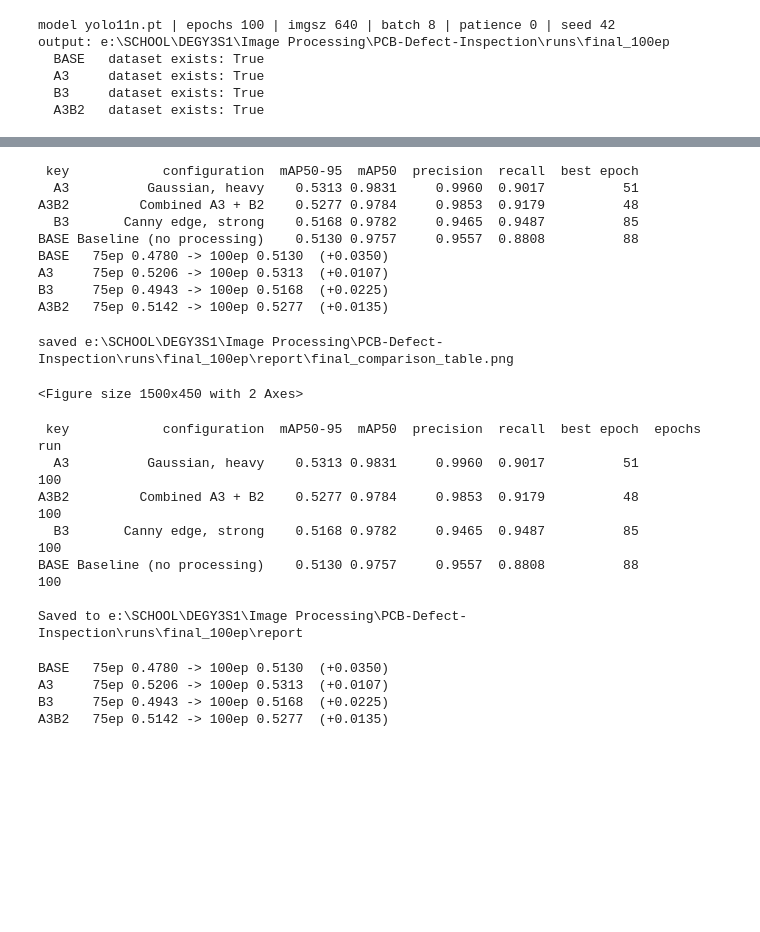
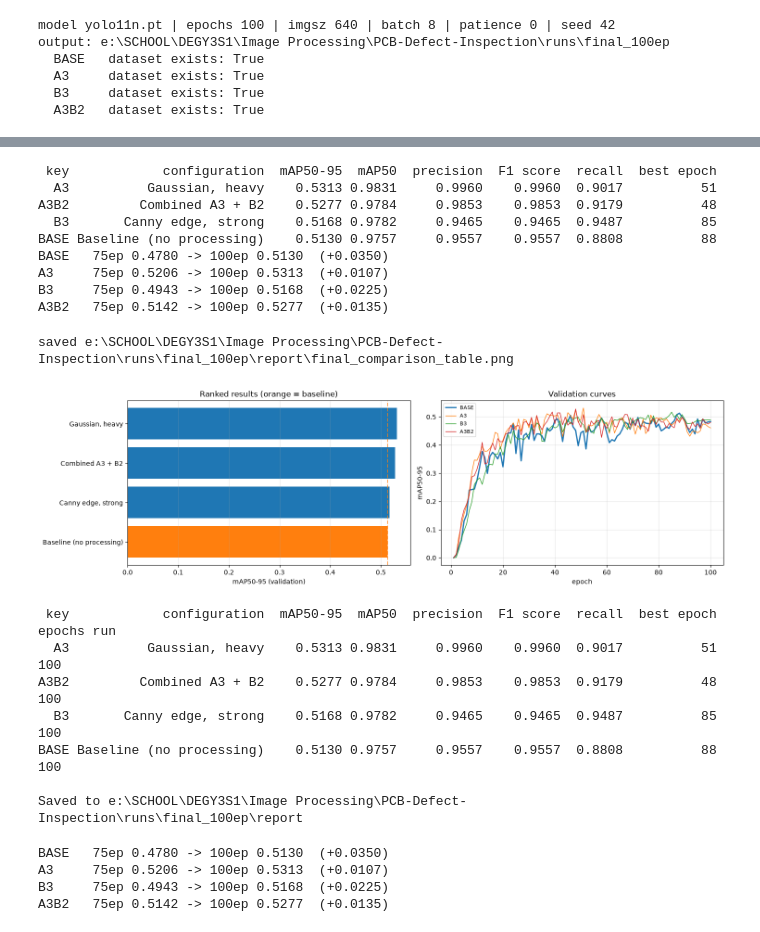
Before and after one commit to denile888/PCB-Defect-Inspection, a Jupyter notebook: notebook/melvinwongkakian/03_run_comparison.ipynb, the cells around one changed output, grey strips where cells are left out. Saved outputs shown, nothing was run; the diff lists cells and outputs as text; code cells hidden in the pictures; blank space fills up the shorter version.

```diff
--- a/notebook/melvinwongkakian/03_run_comparison.ipynb
+++ b/notebook/melvinwongkakian/03_run_comparison.ipynb
@@ -438,6 +357,7 @@ for key in FINAL_CONFIGS:
                     "mAP50-95": round(float(best["metrics/mAP50-95(B)"]), 4),
                     "mAP50": round(float(best["metrics/mAP50(B)"]), 4),
                     "precision": round(float(best["metrics/precision(B)"]), 4),
+                    "F1 score": round(float(best["metrics/precision(B)"]), 4),
                     "recall": round(float(best["metrics/recall(B)"]), 4),
                     "best epoch": int(best["epoch"])})
 
@@ -453,11 +373,11 @@ for key in FINAL_CONFIGS:
         o, n = old["mAP50-95"].iat[0], new["mAP50-95"].iat[0]
         print(f"{key:6s} 75ep {o:.4f} -> 100ep {n:.4f}  ({n - o:+.4f})")
 # %% [output]
- key            configuration  mAP50-95  mAP50  precision  recall  best epoch
-  A3          Gaussian, heavy    0.5313 0.9831     0.9960  0.9017          51
-A3B2         Combined A3 + B2    0.5277 0.9784     0.9853  0.9179          48
-  B3       Canny edge, strong    0.5168 0.9782     0.9465  0.9487          85
-BASE Baseline (no processing)    0.5130 0.9757     0.9557  0.8808          88
+ key            configuration  mAP50-95  mAP50  precision  F1 score  recall  best epoch
+  A3          Gaussian, heavy    0.5313 0.9831     0.9960    0.9960  0.9017          51
+A3B2         Combined A3 + B2    0.5277 0.9784     0.9853    0.9853  0.9179          48
+  B3       Canny edge, strong    0.5168 0.9782     0.9465    0.9465  0.9487          85
+BASE Baseline (no processing)    0.5130 0.9757     0.9557    0.9557  0.8808          88
 BASE   75ep 0.4780 -> 100ep 0.5130  (+0.0350)
 A3     75ep 0.5206 -> 100ep 0.5313  (+0.0107)
 B3     75ep 0.4943 -> 100ep 0.5168  (+0.0225)
@@ -487,6 +407,7 @@ for key in FINAL_CONFIGS:
         "mAP50-95": round(float(best["metrics/mAP50-95(B)"]), 4),
         "mAP50": round(float(best["metrics/mAP50(B)"]), 4),
         "precision": round(float(best["metrics/precision(B)"]), 4),
+        "F1 score": round(float(best["metrics/precision(B)"]), 4),
         "recall": round(float(best["metrics/recall(B)"]), 4),
         "best epoch": int(best["epoch"]),
         "epochs run": int(frame["epoch"].max()),
@@ -508,41 +429,41 @@ axes[0].barh(ordered["configuration"], ordered["mAP50-95"], color=colours)
 axes[0].set_xlabel("mAP50-95 (validation)")
 axes[0].set_title("Ranked results (orange = baseline)")
 axes[0].grid(axis="x", alpha=0.3)
 
 baseline = final_table.loc[final_table["key"] == "BASE", "mAP50-95"]
 if len(baseline):
     axes[0].axvline(baseline.iat[0], color="tab:orange", linestyle="--", alpha=0.7)
 
 for key in FINAL_CONFIGS:
     csv = FINAL_RUNS_DIR / key / "results.csv"
     if csv.exists():
         frame = pd.read_csv(csv)
         frame.columns = [c.strip() for c in frame.columns]
         axes[1].plot(frame["epoch"], frame["metrics/mAP50-95(B)"],
                      label=key, linewidth=2 if key == "BASE" else 1)
 
 axes[1].set_xlabel("epoch")
 axes[1].set_ylabel("mAP50-95")
 axes[1].set_title("Validation curves")
 axes[1].legend(fontsize=8)
 axes[1].grid(alpha=0.3)
 
 plt.tight_layout()
 plt.savefig(REPORT_DIR / "final_comparison_chart.png", dpi=200, bbox_inches="tight")
 plt.show()
 
 print(final_table.to_string(index=False))
 print("\nSaved to", REPORT_DIR)
 # %% [output]
 saved e:\SCHOOL\DEGY3S1\Image Processing\PCB-Defect-Inspection\runs\final_100ep\report\final_comparison_table.png
+[figure, added]
-<Figure size 1500x450 with 2 Axes>
+ key            configuration  mAP50-95  mAP50  precision  F1 score  recall  best epoch  epochs run
+  A3          Gaussian, heavy    0.5313 0.9831     0.9960    0.9960  0.9017          51         100
+A3B2         Combined A3 + B2    0.5277 0.9784     0.9853    0.9853  0.9179          48         100
+  B3       Canny edge, strong    0.5168 0.9782     0.9465    0.9465  0.9487          85         100
+BASE Baseline (no processing)    0.5130 0.9757     0.9557    0.9557  0.8808          88         100
+
+Saved to e:\SCHOOL\DEGY3S1\Image Processing\PCB-Defect-Inspection\runs\final_100ep\report
- key            configuration  mAP50-95  mAP50  precision  recall  best epoch  epochs run
-  A3          Gaussian, heavy    0.5313 0.9831     0.9960  0.9017          51         100
-A3B2         Combined A3 + B2    0.5277 0.9784     0.9853  0.9179          48         100
-  B3       Canny edge, strong    0.5168 0.9782     0.9465  0.9487          85         100
-BASE Baseline (no processing)    0.5130 0.9757     0.9557  0.8808          88         100
-
-Saved to e:\SCHOOL\DEGY3S1\Image Processing\PCB-Defect-Inspection\runs\final_100ep\report
 # %%
 for key in FINAL_CONFIGS:
     old = table[table["key"] == key]
```
Also changed, not shown: parts of 9 cells of this notebook, 1 other file.
